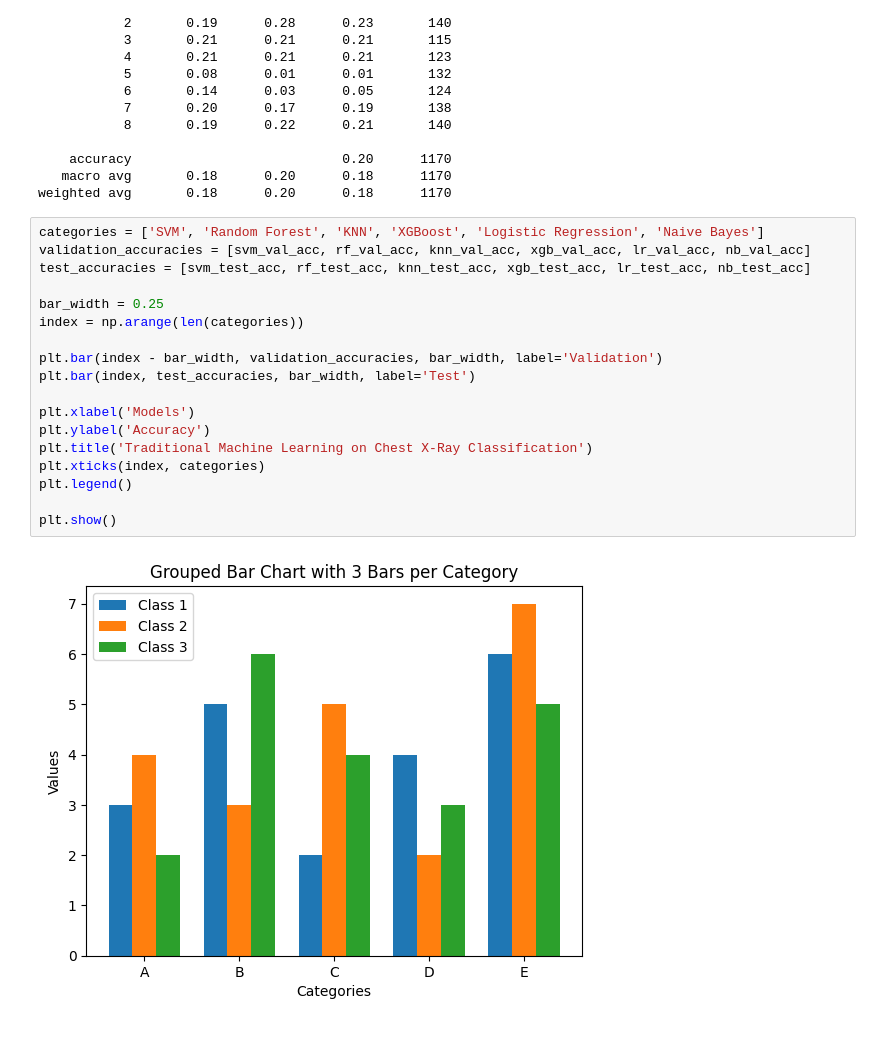
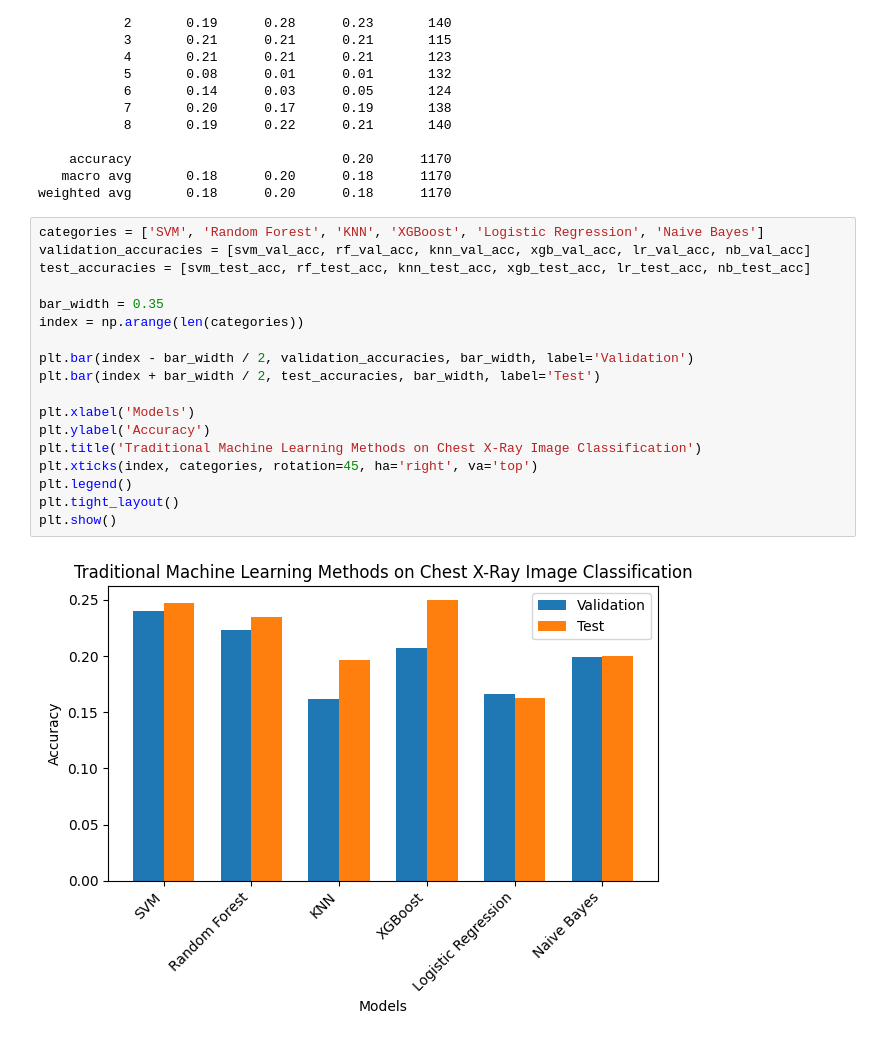
Before and after one commit to dmicz/math452-final-project, a Jupyter notebook: traditional_methods.ipynb, the cells around one changed output. Drawn from its saved outputs; the diff is of its cells as text.

```diff
--- a/traditional_methods.ipynb
+++ b/traditional_methods.ipynb
@@ -373,20 +334,20 @@ weighted avg       0.18      0.20      0.18      1170
 # %%
 categories = ['SVM', 'Random Forest', 'KNN', 'XGBoost', 'Logistic Regression', 'Naive Bayes']
 validation_accuracies = [svm_val_acc, rf_val_acc, knn_val_acc, xgb_val_acc, lr_val_acc, nb_val_acc]
 test_accuracies = [svm_test_acc, rf_test_acc, knn_test_acc, xgb_test_acc, lr_test_acc, nb_test_acc]
 
-bar_width = 0.25
+bar_width = 0.35
 index = np.arange(len(categories))
 
-plt.bar(index - bar_width, validation_accuracies, bar_width, label='Validation')
-plt.bar(index, test_accuracies, bar_width, label='Test')
+plt.bar(index - bar_width / 2, validation_accuracies, bar_width, label='Validation')
+plt.bar(index + bar_width / 2, test_accuracies, bar_width, label='Test')
 
 plt.xlabel('Models')
 plt.ylabel('Accuracy')
-plt.title('Traditional Machine Learning on Chest X-Ray Classification')
-plt.xticks(index, categories)
+plt.title('Traditional Machine Learning Methods on Chest X-Ray Image Classification')
+plt.xticks(index, categories, rotation=45, ha='right', va='top')
 plt.legend()
-
+plt.tight_layout()
 plt.show()
 # %% [output]
-[figure, old version]
+[figure, new version]
```
Also changed, not shown: parts of 5 cells of this notebook.
